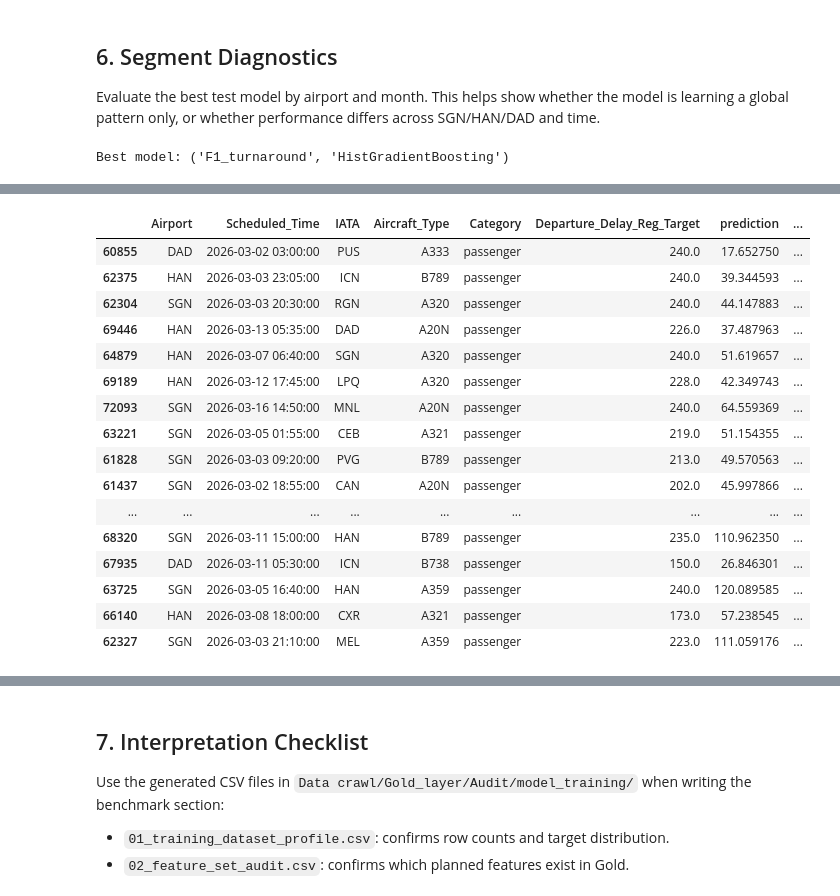
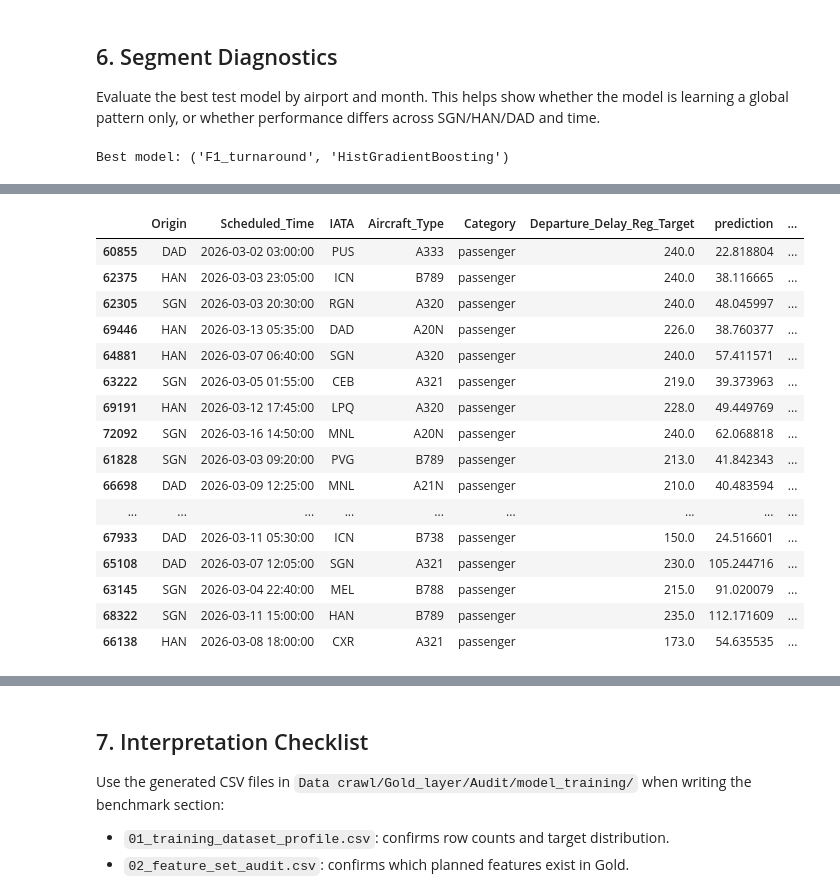
Before and after one commit to hunf299/DS108-AeroDelay, a Jupyter notebook: Source code/model_training.ipynb, the cells around one changed output, grey strips where cells are left out. Drawn from its saved outputs; the diff is of its cells as text; code cells hidden in the pictures.

```diff
--- a/Source code/model_training.ipynb
+++ b/Source code/model_training.ipynb
@@ -12,6 +12,9 @@ Main rules:
 from pathlib import Path
 import os
 import warnings
+import joblib
+import os
+from pathlib import Path
 
 # Keep sklearn/joblib single-threaded for Windows sandbox stability.
 os.environ.setdefault("LOKY_MAX_CPU_COUNT", "1")
@@ -30,7 +33,6 @@ from sklearn.linear_model import Ridge
 from sklearn.metrics import mean_absolute_error, mean_squared_error, median_absolute_error, r2_score
 from sklearn.pipeline import Pipeline
 from sklearn.preprocessing import OneHotEncoder, StandardScaler
-from sklearn.inspection import permutation_importance
 
 warnings.filterwarnings("ignore")
 pd.set_option("display.max_columns", 160)
@@ -42,7 +44,7 @@ if not (PROJECT_ROOT / "Data crawl").exists():
     raise FileNotFoundError("Cannot find project root containing 'Data crawl'. Run from repo root or Source code.")
 
 GOLD = PROJECT_ROOT / "Data crawl" / "Gold_layer"
-DEPARTURE_DIR = GOLD / "Departure"
+DEPARTURE_DIR = GOLD / "Features" / "master_departure_features_gold_annotated.csv"
 REPORT_DIR = GOLD / "Audit" / "model_training"
 REPORT_DIR.mkdir(parents=True, exist_ok=True)
 
@@ -63,18 +65,7 @@ REPORT_DIR: /Users/nguyenhung/PycharmProjects/DS108_AeroDelay/Data crawl/Gold_la
 
 Use `Data crawl/Gold_layer/Departure/*_flights_departure_gold_layer.csv` instead of the master file so the origin airport can be recovered from the file name. Arrival rows are intentionally excluded for the departure-delay regression target.
 # %%
-def load_departure_gold(departure_dir: Path) -> pd.DataFrame:
-    frames = []
-    for path in sorted(departure_dir.glob("*_flights_departure_gold_layer.csv")):
-        airport = path.name.split("_")[0].upper()
-        df = pd.read_csv(path, low_memory=False)
-        df["Airport"] = airport
-        frames.append(df)
-    if not frames:
-        raise FileNotFoundError(f"No departure Gold files found in {departure_dir}")
-    return pd.concat(frames, ignore_index=True, sort=False)
-
-df_raw = load_departure_gold(DEPARTURE_DIR)
+df_raw = pd.read_csv(DEPARTURE_DIR)
 df_raw["Scheduled_Time"] = pd.to_datetime(df_raw["Scheduled_Time"], errors="coerce")
 
 # Safe calendar features derived from scheduled time only.
@@ -111,7 +102,7 @@ profile.to_csv(REPORT_DIR / "01_training_dataset_profile.csv", index=False)
 
 display(profile)
 display(df["Scheduled_Time"].dt.to_period("M").value_counts().sort_index().rename("rows_by_month").reset_index())
-display(df[["Airport", TARGET]].groupby("Airport").agg(rows=(TARGET, "size"), median_delay=(TARGET, "median"), p95_delay=(TARGET, lambda s: s.quantile(0.95))).reset_index())
+display(df[["Origin", TARGET]].groupby("Origin").agg(rows=(TARGET, "size"), median_delay=(TARGET, "median"), p95_delay=(TARGET, lambda s: s.quantile(0.95))).reset_index())
 # %% [output]
 |  | raw_rows | training_rows | passenger_only | scheduled_min | scheduled_max | target_mean | target_median | ... |
 | 0 | 77758 | 72375 | True | 2025-12-15 18:00:00 | 2026-03-16 23:40:00 | 34.147413 | 23.0 | ... |
@@ -137,6 +128,7 @@ LEAKAGE_OR_LABEL_COLUMNS = {
     "Departure_Delay", TARGET, "Actual_Time", "Flight_No", "Airline", "Scheduled_Tail",
     "Matched_Actual_Tail", "Swap_Match_Gap_Minutes", "Runway_Swap_Event",
     "Crawl_Date", "Status", "Checkin_Time", "Checkin_Counter", "Gate",
+    "LLM_Delay_Code", "LLM_Delay_Reason"
 }
 
 F0_BASE = [
@@ -146,12 +138,12 @@ F0_BASE = [
     "Tail_Sequence_Day", "Standard_Turnaround",
     "Airport_Load_Factor", "Number_of_Flights_in_Last_Hour", "Is_Airport_Congested",
     "Is_Parallel_Usage", "Ground_Handling_Pressure", "Taxi_Out_Congestion",
-    "A_CDM_TOBT_Deficit", "Destination_Congestion_Risk", "Previous_Station_Disruption",
+    "A_CDM_TOBT_Deficit", "Destination_Congestion_Risk", "Previous_Station_Disruption"
 ]
 
 F1_TURNAROUND = [
     "Turnaround_Buffer_Model", "Tail_Stagnation_Duration_Model",
-    "Turnaround_Deficit_Min", "Is_Long_Ground_Turnaround",
+    "Turnaround_Deficit_Min", "Is_Long_Ground_Turnaround"
 ]
 
 F2_LAG = [
@@ -371,13 +363,13 @@ best_features = available_features(df.columns, FEATURE_SETS[best["feature_set"]]
 best_model = fitted_models[best_key]
 
 test_pred = np.clip(best_model.predict(test_df[best_features]), 0, 240)
-predictions = test_df[["Airport", "Scheduled_Time", "IATA", "Aircraft_Type", "Category", TARGET]].copy()
+predictions = test_df[["Origin", "Scheduled_Time", "IATA", "Aircraft_Type", "Category", TARGET]].copy()
 predictions["prediction"] = test_pred
 predictions["abs_error"] = (predictions[TARGET] - predictions["prediction"]).abs()
 predictions["scheduled_month"] = predictions["Scheduled_Time"].dt.to_period("M").astype(str)
 
 segment_rows = []
-for group_cols in [["Airport"], ["scheduled_month"], ["Airport", "scheduled_month"]]:
+for group_cols in [["Origin"], ["scheduled_month"], ["Origin", "scheduled_month"]]:
     for keys, g in predictions.groupby(group_cols, dropna=False):
         if not isinstance(keys, tuple):
             keys = (keys,)
@@ -413,17 +405,17 @@ Best model: ('F1_turnaround', 'HistGradientBoosting')
-|  | Airport | Scheduled_Time | IATA | Aircraft_Type | Category | Departure_Delay_Reg_Target | prediction | ... |
-| 60855 | DAD | 2026-03-02 03:00:00 | PUS | A333 | passenger | 240.0 | 17.652750 | ... |
-| 62375 | HAN | 2026-03-03 23:05:00 | ICN | B789 | passenger | 240.0 | 39.344593 | ... |
-| 62304 | SGN | 2026-03-03 20:30:00 | RGN | A320 | passenger | 240.0 | 44.147883 | ... |
-| 69446 | HAN | 2026-03-13 05:35:00 | DAD | A20N | passenger | 226.0 | 37.487963 | ... |
-| 64879 | HAN | 2026-03-07 06:40:00 | SGN | A320 | passenger | 240.0 | 51.619657 | ... |
-| 69189 | HAN | 2026-03-12 17:45:00 | LPQ | A320 | passenger | 228.0 | 42.349743 | ... |
-| 72093 | SGN | 2026-03-16 14:50:00 | MNL | A20N | passenger | 240.0 | 64.559369 | ... |
-| 63221 | SGN | 2026-03-05 01:55:00 | CEB | A321 | passenger | 219.0 | 51.154355 | ... |
-| 61828 | SGN | 2026-03-03 09:20:00 | PVG | B789 | passenger | 213.0 | 49.570563 | ... |
-| 61437 | SGN | 2026-03-02 18:55:00 | CAN | A20N | passenger | 202.0 | 45.997866 | ... |
+|  | Origin | Scheduled_Time | IATA | Aircraft_Type | Category | Departure_Delay_Reg_Target | prediction | ... |
+| 60855 | DAD | 2026-03-02 03:00:00 | PUS | A333 | passenger | 240.0 | 22.818804 | ... |
+| 62375 | HAN | 2026-03-03 23:05:00 | ICN | B789 | passenger | 240.0 | 38.116665 | ... |
+| 62305 | SGN | 2026-03-03 20:30:00 | RGN | A320 | passenger | 240.0 | 48.045997 | ... |
+| 69446 | HAN | 2026-03-13 05:35:00 | DAD | A20N | passenger | 226.0 | 38.760377 | ... |
+| 64881 | HAN | 2026-03-07 06:40:00 | SGN | A320 | passenger | 240.0 | 57.411571 | ... |
+| 63222 | SGN | 2026-03-05 01:55:00 | CEB | A321 | passenger | 219.0 | 39.373963 | ... |
+| 69191 | HAN | 2026-03-12 17:45:00 | LPQ | A320 | passenger | 228.0 | 49.449769 | ... |
+| 72092 | SGN | 2026-03-16 14:50:00 | MNL | A20N | passenger | 240.0 | 62.068818 | ... |
+| 61828 | SGN | 2026-03-03 09:20:00 | PVG | B789 | passenger | 213.0 | 41.842343 | ... |
+| 66698 | DAD | 2026-03-09 12:25:00 | MNL | A21N | passenger | 210.0 | 40.483594 | ... |
 | ... | ... | ... | ... | ... | ... | ... | ... | ... |
-| 68320 | SGN | 2026-03-11 15:00:00 | HAN | B789 | passenger | 235.0 | 110.962350 | ... |
-| 67935 | DAD | 2026-03-11 05:30:00 | ICN | B738 | passenger | 150.0 | 26.846301 | ... |
-| 63725 | SGN | 2026-03-05 16:40:00 | HAN | A359 | passenger | 240.0 | 120.089585 | ... |
-| 66140 | HAN | 2026-03-08 18:00:00 | CXR | A321 | passenger | 173.0 | 57.238545 | ... |
-| 62327 | SGN | 2026-03-03 21:10:00 | MEL | A359 | passenger | 223.0 | 111.059176 | ... |
+| 67933 | DAD | 2026-03-11 05:30:00 | ICN | B738 | passenger | 150.0 | 24.516601 | ... |
+| 65108 | DAD | 2026-03-07 12:05:00 | SGN | A321 | passenger | 230.0 | 105.244716 | ... |
+| 63145 | SGN | 2026-03-04 22:40:00 | MEL | B788 | passenger | 215.0 | 91.020079 | ... |
+| 68322 | SGN | 2026-03-11 15:00:00 | HAN | B789 | passenger | 235.0 | 112.171609 | ... |
+| 66138 | HAN | 2026-03-08 18:00:00 | CXR | A321 | passenger | 173.0 | 54.635535 | ... |
```
Also changed, not shown: parts of 6 cells of this notebook, 29 other files.
